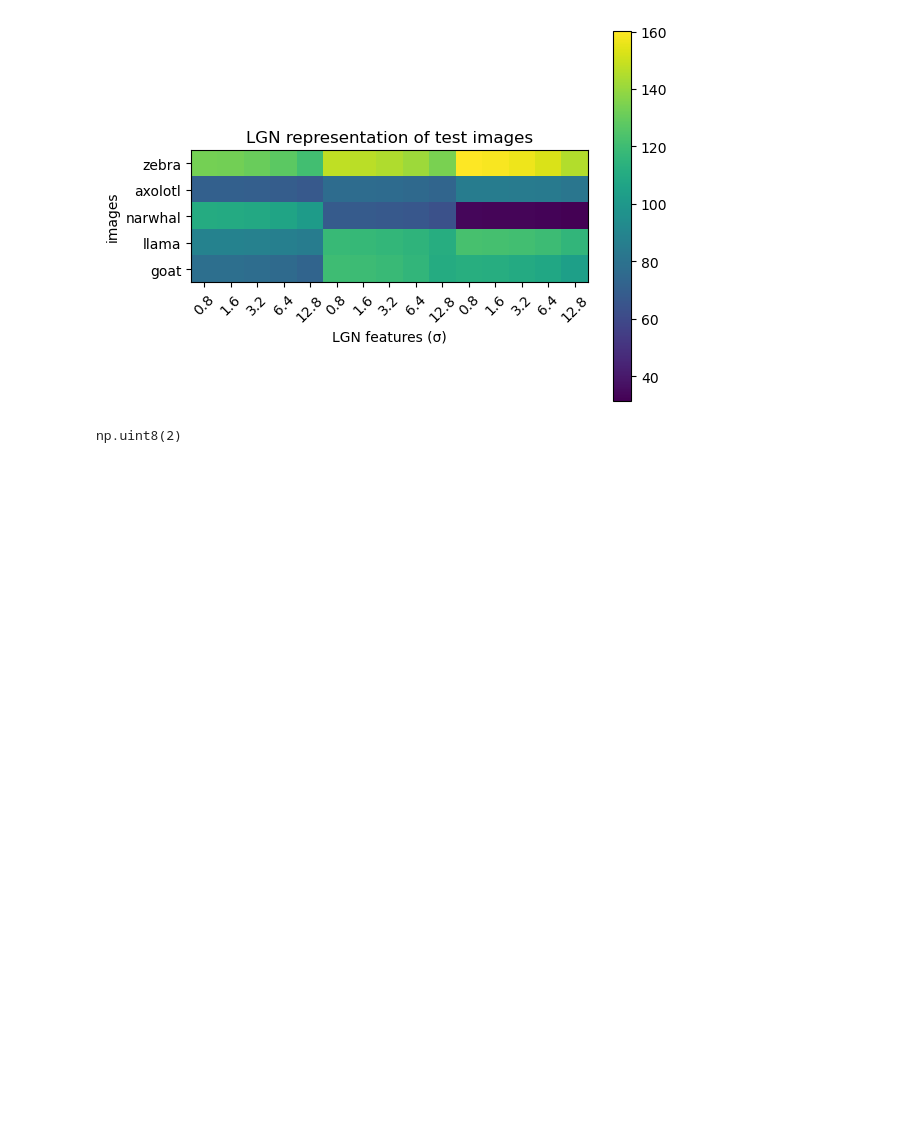
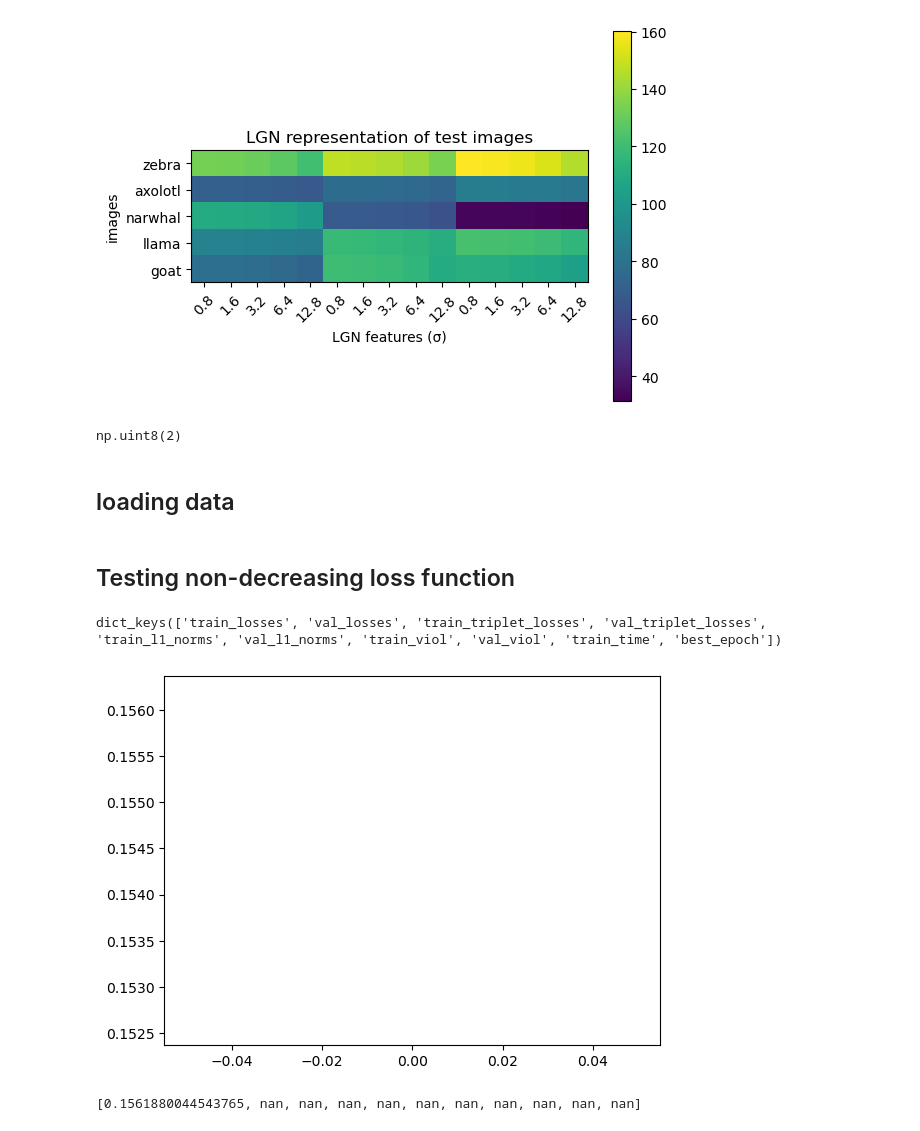
Before and after one commit to MarioDipoppa/thalamocortical_powerlaw, a Jupyter notebook: testing.ipynb, the cells around one changed output. Drawn from its saved outputs; the diff is of its cells as text; code cells hidden in the pictures; blank space fills up the shorter version.

```diff
--- a/testing.ipynb
+++ b/testing.ipynb
@@ -62,3 +60,5 @@ triplets, labels = u.load_mat("/Users/sakinkirti/Programming/ucla/dipoppa-lab/01
 labels[0][69775]
 # %% [output]
 np.uint8(2)
+# %% [markdown]
+## loading data
@@ -64,0 +81,2 @@ np.uint8(2)
+# %% [markdown]
+## Testing non-decreasing loss function
@@ -64,0 +86,17 @@ np.uint8(2)
+# %%
+filename = "/u/home/s/skirti/project-mdipoppa/thalamocortical-expansion/01_data/models/natural_movies/class_triplet_patches_meta_M0p1_V1256_EP200.pkl"
+with open(filename, 'rb') as f:
+    metrics = pickle.load(f)
+metrics.keys()
+# %% [output]
+dict_keys(['train_losses', 'val_losses', 'train_triplet_losses', 'val_triplet_losses', 'train_l1_norms', 'val_l1_norms', 'train_viol', 'val_viol', 'train_time', 'best_epoch'])
+# %%
+plt.plot(metrics["train_losses"], "k--")
+plt.plot(metrics["val_losses"], "b--")
+plt.show()
+# %% [output]
+[figure, added]
+# %%
+metrics["train_losses"]
+# %% [output]
+[0.1561880044543765, nan, nan, nan, nan, nan, nan, nan, nan, nan, nan]
```
Also changed, not shown: parts of 3 cells of this notebook, 7 other files.
